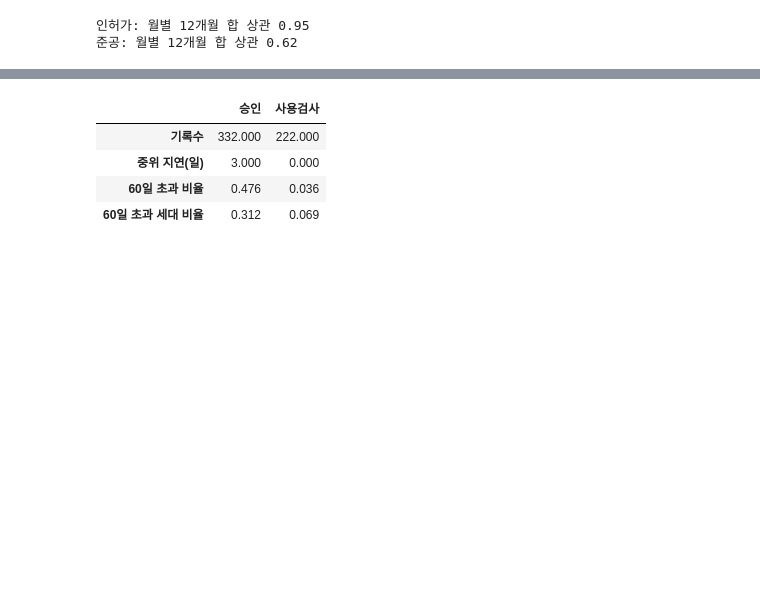
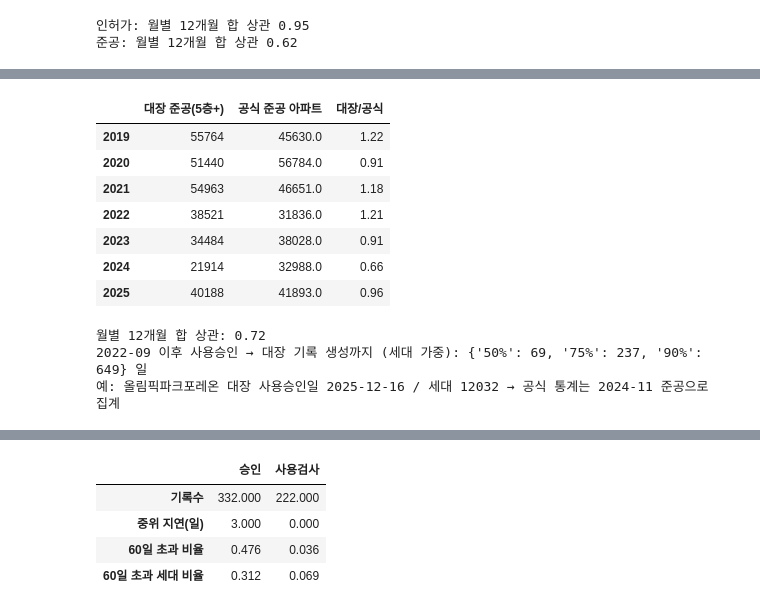
Before and after one commit to Overlay1010/apartment_price, a Jupyter notebook: notebook/v2_5year_notebook/eda/v2/04_housing_supply.ipynb, the cells around one changed output, grey strips where cells are left out. Saved outputs shown, nothing was run; the diff lists cells and outputs as text; code cells hidden in the pictures; blank space fills up the shorter version.

Commit message:
V2 공급: 건축물대장 수집 완료, 사용승인일 기반 구 단위 준공 검증 후 제외 결정 기록

```diff
--- a/notebook/v2_5year_notebook/eda/v2/04_housing_supply.ipynb
+++ b/notebook/v2_5year_notebook/eda/v2/04_housing_supply.ipynb
@@ -276,0 +282,47 @@ Valid·Test 구간과 겹치므로 **원장 기반 준공은 모델에서 제외
+# %%
+# ============================================================
+# 건축물대장 사용승인일 기반 준공 vs 공식 통계 + 기록 생성 지연
+# ============================================================
+
+register = pd.read_parquet(EXTERNAL_DIR / "building_register_apt_seoul_20261022.parquet")
+for col in ["hhldCnt", "grndFlrCnt"]:
+    register[col] = pd.to_numeric(register[col], errors="coerce").fillna(0)
+register["사용승인일"] = to_date(register["useAprDay"])
+register["생성일"] = to_date(register["crtnDay"])
+
+etc = register["etcPurps"].fillna("").str.replace(" ", "")
+apt = register[(register["grndFlrCnt"] >= 5) & ~etc.str.contains("다세대|연립") & register["사용승인일"].notna()]
+
+compare_register = pd.DataFrame({
+    "대장 준공(5층+)": apt.groupby(apt["사용승인일"].dt.year)["hhldCnt"].sum(),
+    "공식 준공 아파트": annual["준공"],
+}).loc[2019:2025]
+compare_register["대장/공식"] = compare_register["대장 준공(5층+)"] / compare_register["공식 준공 아파트"]
+display(compare_register.round(2))
+
+led = apt.groupby(apt["사용승인일"].dt.to_period("M"))["hhldCnt"].sum()
+off = official_monthly[official_monthly["kind"].eq("준공")].set_index("ref_month")["apartment"]
+j = pd.concat([off, led], axis=1, keys=["공식", "대장"]).fillna(0).loc["2019-01":"2026-08"]
+print(f"월별 12개월 합 상관: {j.rolling(12).sum().dropna().corr().iloc[0, 1]:.2f}")
+
+recent = apt[apt["사용승인일"] >= "2022-09-01"]
+lag = (recent["생성일"] - recent["사용승인일"]).dt.days
+weights = recent["hhldCnt"].clip(lower=1).astype(int)
+print("2022-09 이후 사용승인 → 대장 기록 생성까지 (세대 가중):",
+      {f"{q}%": int(np.percentile(np.repeat(lag.to_numpy(), weights.to_numpy()), q)) for q in (50, 75, 90)}, "일")
+
+example = apt[apt["bldNm"].str.contains("올림픽파크포레온", na=False)]
+print("예: 올림픽파크포레온 대장 사용승인일", example["사용승인일"].min().date(),
+      "/ 세대", int(example["hhldCnt"].sum()), "→ 공식 통계는 2024-11 준공으로 집계")
+# %% [output]
+|  | 대장 준공(5층+) | 공식 준공 아파트 | 대장/공식 |
+| 2019 | 55764 | 45630.0 | 1.22 |
+| 2020 | 51440 | 56784.0 | 0.91 |
+| 2021 | 54963 | 46651.0 | 1.18 |
+| 2022 | 38521 | 31836.0 | 1.21 |
+| 2023 | 34484 | 38028.0 | 0.91 |
+| 2024 | 21914 | 32988.0 | 0.66 |
+| 2025 | 40188 | 41893.0 | 0.96 |
+월별 12개월 합 상관: 0.72
+2022-09 이후 사용승인 → 대장 기록 생성까지 (세대 가중): {'50%': 69, '75%': 237, '90%': 649} 일
+예: 올림픽파크포레온 대장 사용승인일 2025-12-16 / 세대 12032 → 공식 통계는 2024-11 준공으로 집계
```
Also changed, not shown: parts of 6 cells of this notebook, 2 other files.
